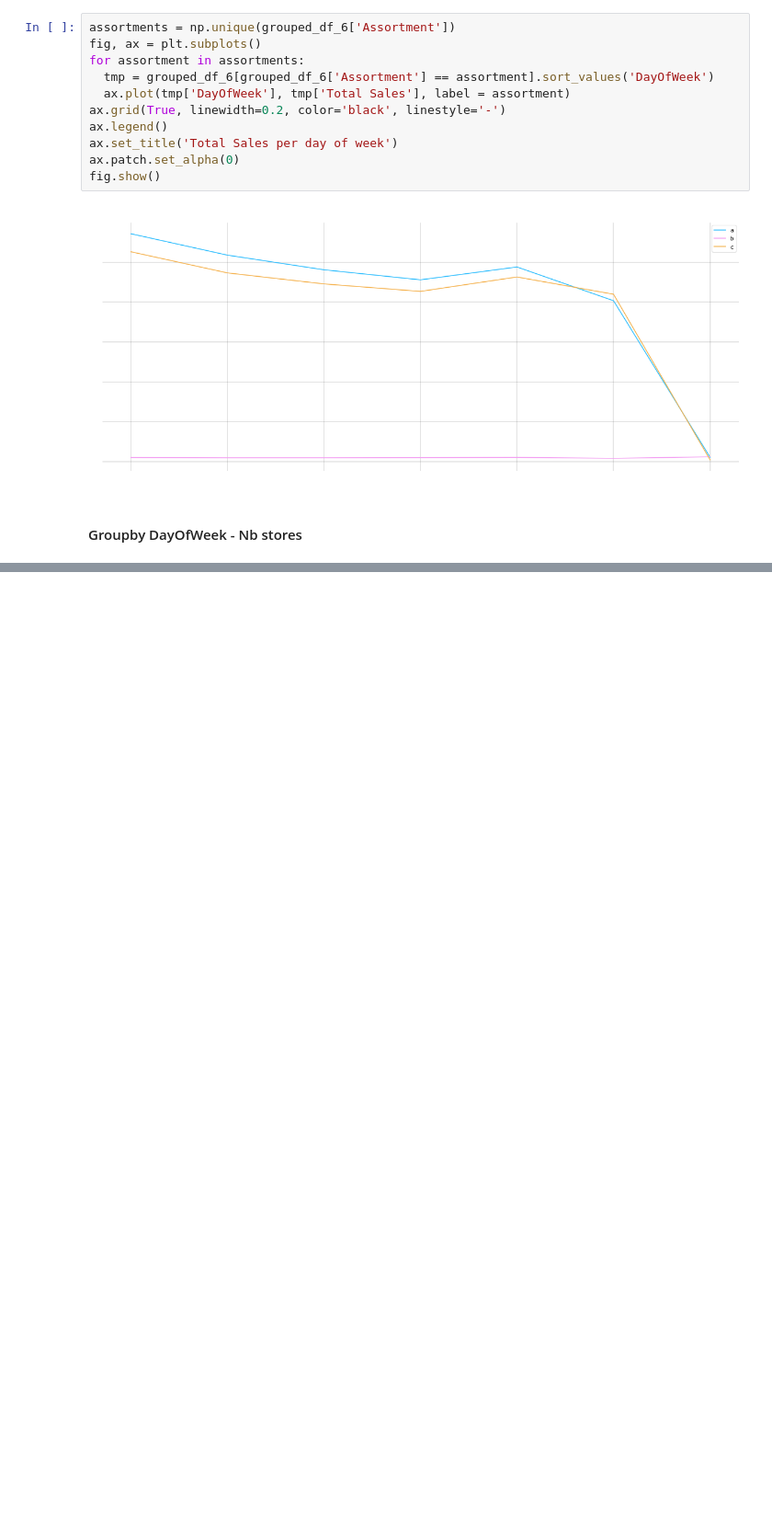
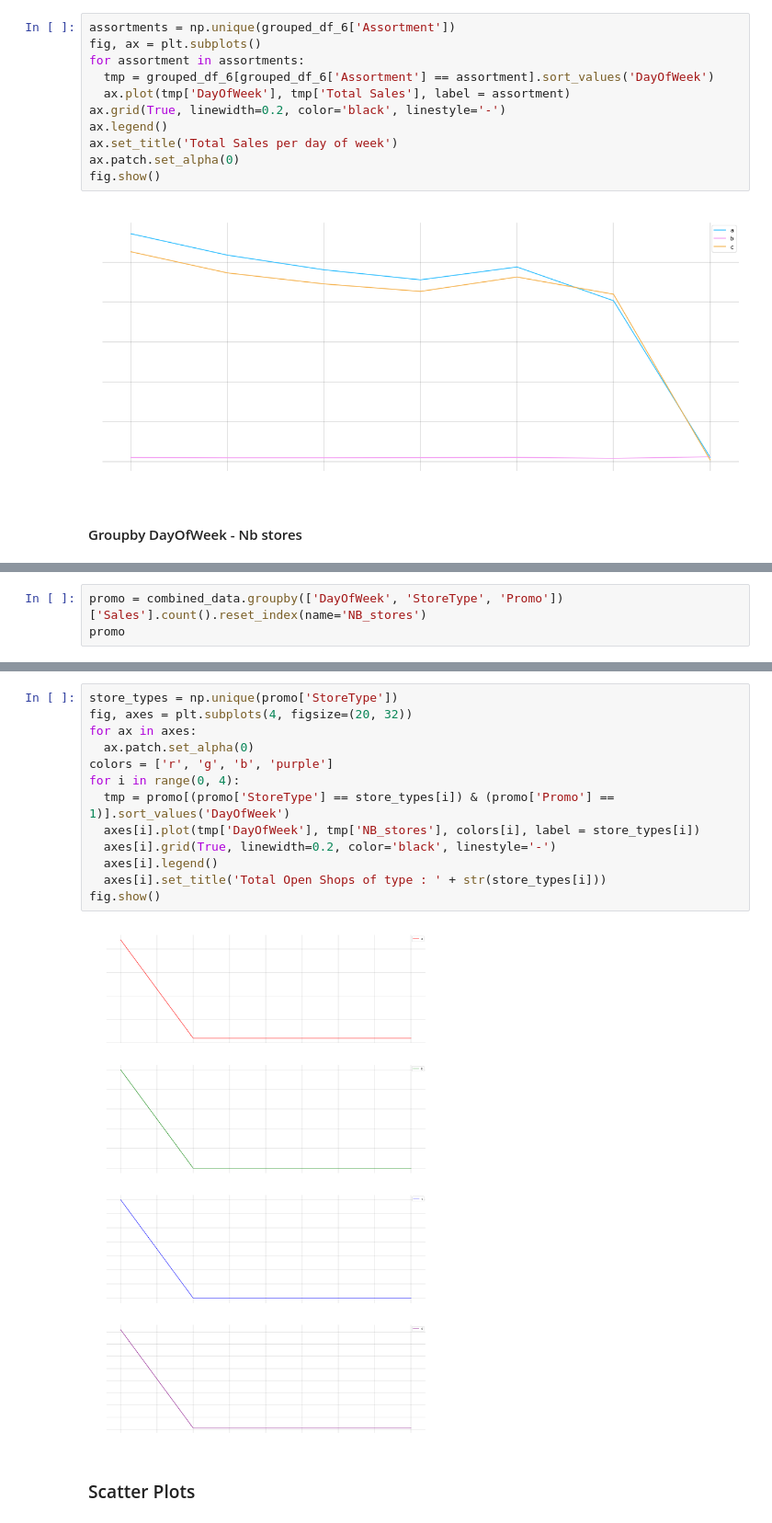
Before and after one commit to Dark2003fire/ML-Business-Case-Project, a Jupyter notebook: notebooks/Visualizations.ipynb, the cells around one changed output, grey strips where cells are left out. Shown at 92% size. Saved outputs shown, nothing was run; the diff lists cells and outputs as text; blank space fills up the shorter version.

```diff
--- a/notebooks/Visualizations.ipynb
+++ b/notebooks/Visualizations.ipynb
@@ -621,0 +615,3 @@ fig.show()
+# %%
+promo = combined_data.groupby(['DayOfWeek', 'StoreType', 'Promo'])['Sales'].count().reset_index(name='NB_stores')
+promo
@@ -621,0 +636,17 @@ fig.show()
+# %%
+store_types = np.unique(promo['StoreType'])
+fig, axes = plt.subplots(4, figsize=(20, 32))
+for ax in axes:
+  ax.patch.set_alpha(0)
+colors = ['r', 'g', 'b', 'purple']
+for i in range(0, 4):
+  tmp = promo[(promo['StoreType'] == store_types[i]) & (promo['Promo'] == 1)].sort_values('DayOfWeek')
+  axes[i].plot(tmp['DayOfWeek'], tmp['NB_stores'], colors[i], label = store_types[i])
+  axes[i].grid(True, linewidth=0.2, color='black', linestyle='-')
+  axes[i].legend()
+  axes[i].set_title('Total Open Shops of type : ' + str(store_types[i]))
+fig.show()
+# %% [output]
+[figure, added]
+# %% [markdown]
+### Scatter Plots
```
Also changed, not shown: parts of 12 cells of this notebook.
